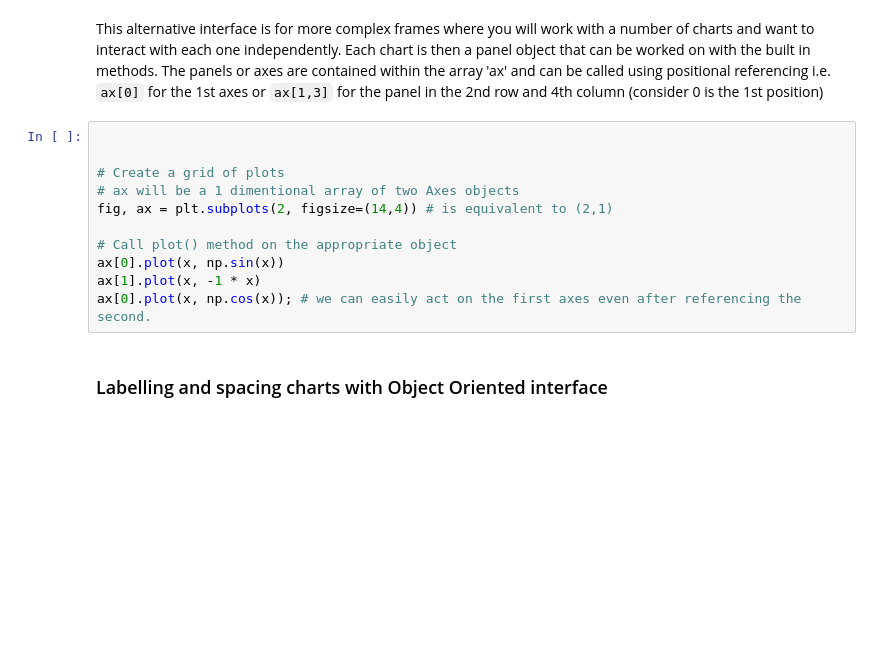
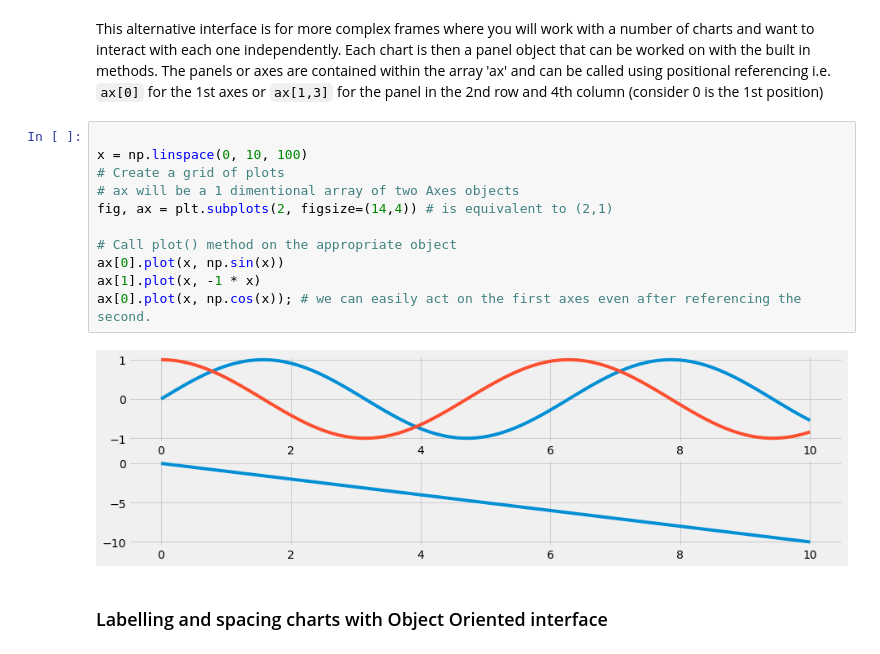
Before and after one commit to SabrinaPau/05_intro-matplotlib, a Jupyter notebook: notebooks/1_Intro_to_matplotlib.ipynb, the cells around one changed output. Saved outputs shown, nothing was run; the diff lists cells and outputs as text; blank space fills up the shorter version.

```diff
--- a/notebooks/1_Intro_to_matplotlib.ipynb
+++ b/notebooks/1_Intro_to_matplotlib.ipynb
@@ -117,15 +130,17 @@ Each chart is then a panel object that can be worked on with the built in method
 The panels or axes are contained within the array 'ax' and can be called using positional referencing i.e. `ax[0]` for the 1st axes or `ax[1,3]` for the panel in the 2nd row and 4th column (consider 0 is the 1st position)
 # %%
 
-
+x = np.linspace(0, 10, 100)
 # Create a grid of plots
 # ax will be a 1 dimentional array of two Axes objects
 fig, ax = plt.subplots(2, figsize=(14,4)) # is equivalent to (2,1)
 
 # Call plot() method on the appropriate object
 ax[0].plot(x, np.sin(x))
 ax[1].plot(x, -1 * x)
 ax[0].plot(x, np.cos(x)); # we can easily act on the first axes even after referencing the second.
+# %% [output]
+[figure, added]
 # %% [markdown]
 ### Labelling and spacing charts with Object Oriented interface
 # %%
```
Also changed, not shown: parts of 20 cells of this notebook.
